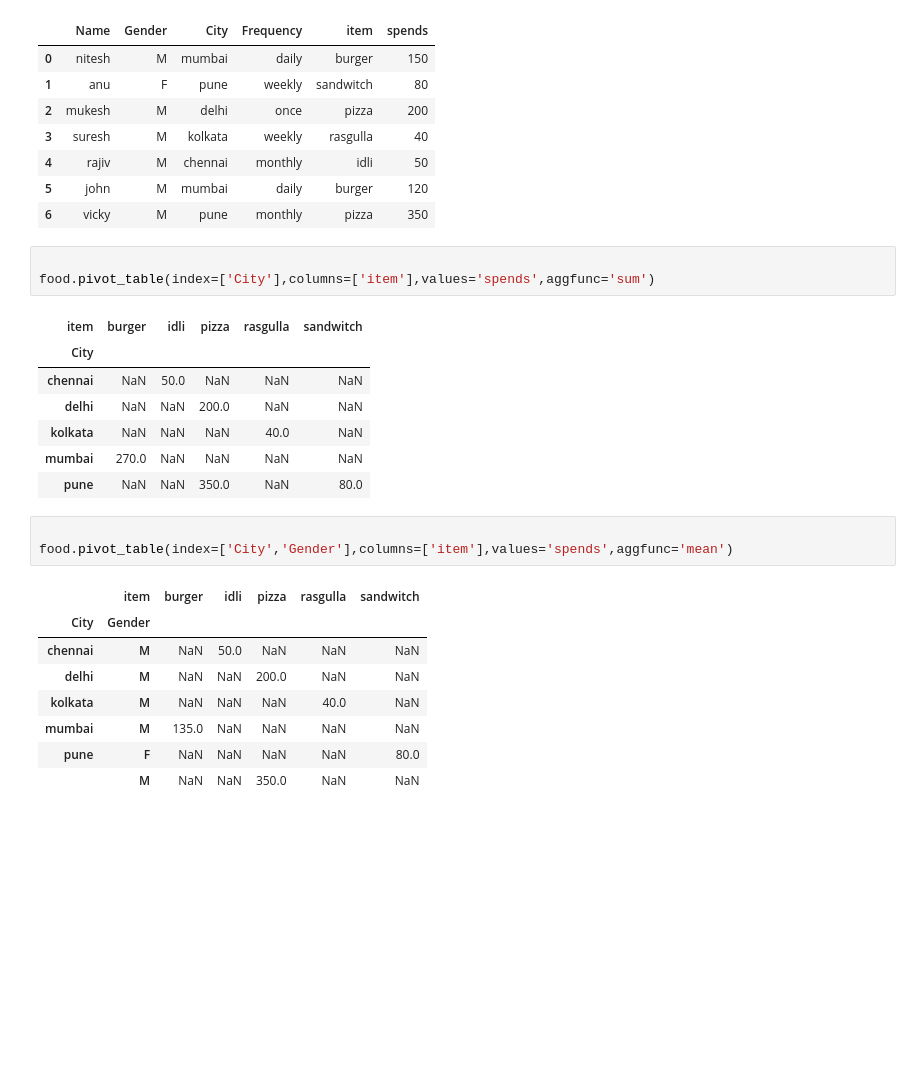
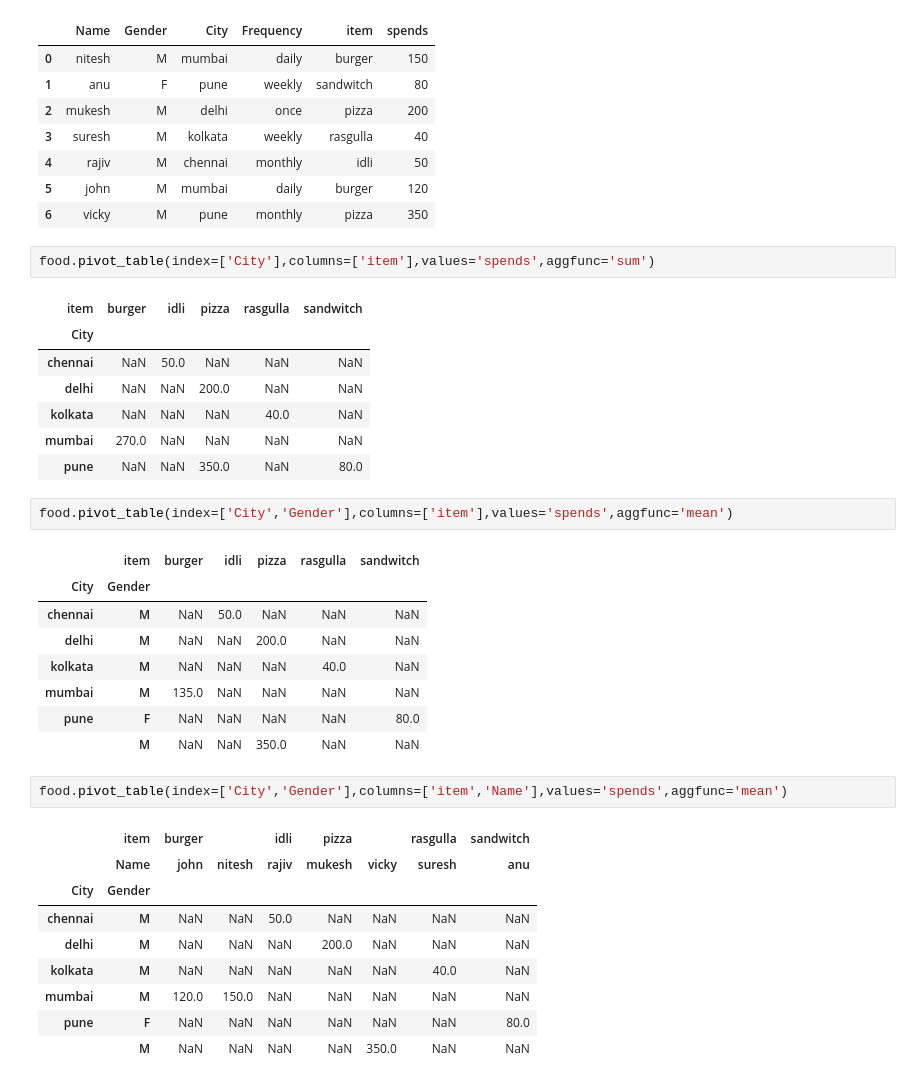
Before and after one commit to revan-desai/Pandas_basic, a Jupyter notebook: pandas_ipl_data_08.ipynb, the cells around one changed output. Cells and saved outputs as stored; diff of their text form; blank space fills up the shorter version.

```diff
--- a/pandas_ipl_data_08.ipynb
+++ b/pandas_ipl_data_08.ipynb
@@ -19,7 +19,6 @@ food
 | 5 | john | M | mumbai | daily | burger | 120 |
 | 6 | vicky | M | pune | monthly | pizza | 350 |
 # %%
-
 food.pivot_table(index=['City'],columns=['item'],values='spends',aggfunc='sum')
 # %% [output]
 | item | burger | idli | pizza | rasgulla | sandwitch |
@@ -30,7 +29,6 @@ food.pivot_table(index=['City'],columns=['item'],values='spends',aggfunc='sum')
 | mumbai | 270.0 | NaN | NaN | NaN | NaN |
 | pune | NaN | NaN | 350.0 | NaN | 80.0 |
 # %%
-
 food.pivot_table(index=['City','Gender'],columns=['item'],values='spends',aggfunc='mean')
 # %% [output]
 |  | item | burger | idli | pizza | rasgulla | sandwitch |
@@ -41,3 +39,15 @@ food.pivot_table(index=['City','Gender'],columns=['item'],values='spends',aggfun
 | mumbai | M | 135.0 | NaN | NaN | NaN | NaN |
 | pune | F | NaN | NaN | NaN | NaN | 80.0 |
 |  | M | NaN | NaN | 350.0 | NaN | NaN |
+# %%
+food.pivot_table(index=['City','Gender'],columns=['item','Name'],values='spends',aggfunc='mean')
+# %% [output]
+|  | item | burger |  | idli | pizza |  | rasgulla | sandwitch |
+|  | Name | john | nitesh | rajiv | mukesh | vicky | suresh | anu |
+| City | Gender |  |  |  |  |  |  |  |
+| chennai | M | NaN | NaN | 50.0 | NaN | NaN | NaN | NaN |
+| delhi | M | NaN | NaN | NaN | 200.0 | NaN | NaN | NaN |
+| kolkata | M | NaN | NaN | NaN | NaN | NaN | 40.0 | NaN |
+| mumbai | M | 120.0 | 150.0 | NaN | NaN | NaN | NaN | NaN |
+| pune | F | NaN | NaN | NaN | NaN | NaN | NaN | 80.0 |
+|  | M | NaN | NaN | NaN | NaN | 350.0 | NaN | NaN |
```
